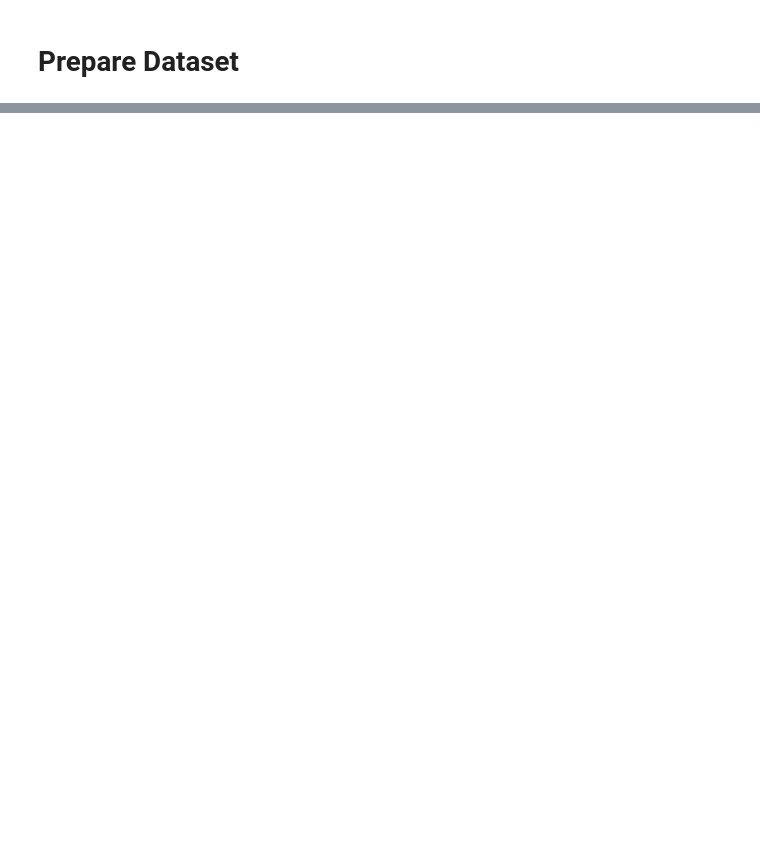
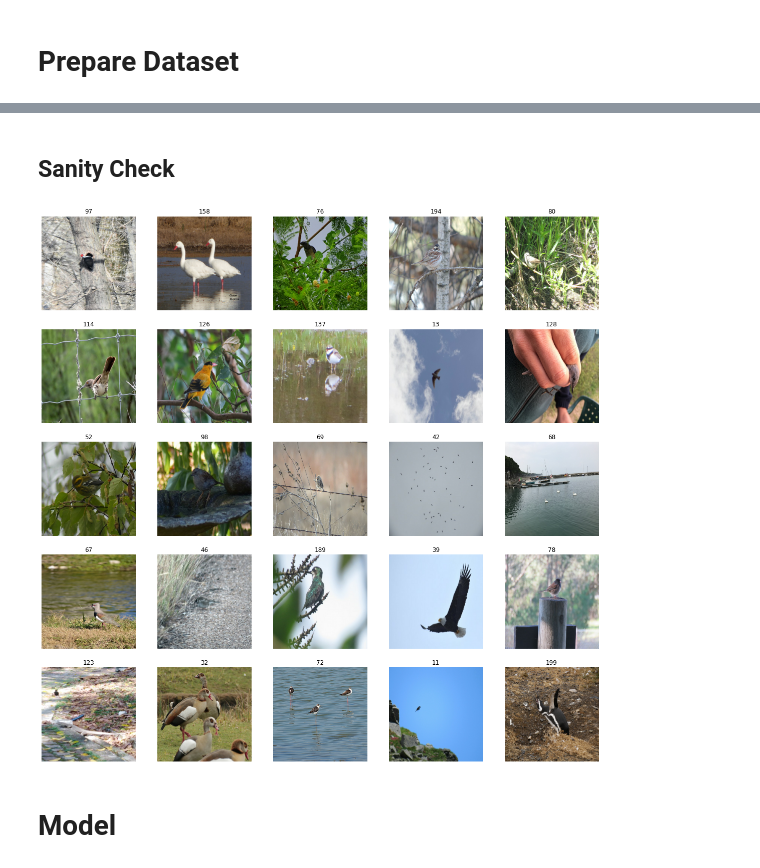
Before and after one commit to cosmo3769/SSL-study, a Jupyter notebook: classifier_iNaturalist_aves.ipynb, the cells around one changed output, grey strips where cells are left out. Drawn from its saved outputs; the diff is of its cells as text; code cells hidden in the pictures; blank space fills up the shorter version.

```diff
--- a/classifier_iNaturalist_aves.ipynb
+++ b/classifier_iNaturalist_aves.ipynb
@@ -155,4 +166,0 @@ train_slice = tf.data.Dataset.from_tensor_slices((file_name, label))
-# %%
-for feature_batch, label_batch in train_slice.take(1):
-  print("'category': {}".format(label_batch))
-  print("'feature': {}".format(feature_batch))
@@ -286,4 +166,0 @@ val_slices = tf.data.Dataset.from_tensor_slices((val_file_name, val_label))
-# %%
-for feature_batch, label_batch in val_slices.take(1):
-  print("'category': {}".format(label_batch))
-  print("'feature': {}".format(feature_batch))
@@ -432,0 +167,3 @@ inputs
+# %%
+configs.num_labels = len(train_df.label.unique())
+print('Number of labels: ', configs.num_labels)
@@ -432,0 +241,4 @@ inputs
+# %%
+dataset = GetDataloader(configs)
+trainloader = dataset.dataloader(train_df, data_type='train')
+validloader = dataset.dataloader(valid_df, data_type='valid')
@@ -432,0 +258,27 @@ inputs
+# %% [markdown]
+## Sanity Check
+# %%
+class ShowBatch():
+    def __init__(self, args):
+        self.args = args
+
+    def get_label(self, one_hot_label):
+        label = np.argmax(one_hot_label, axis=0)
+        return label
+
+    def show_batch(self, image_batch, label_batch=None):
+        plt.figure(figsize=(20,20))
+        for n in range(25):
+            ax = plt.subplot(5,5,n+1)
+            plt.imshow(image_batch[n])
+            if label_batch is not None:
+                plt.title(self.get_label(label_batch[n].numpy()))
+            plt.axis('off')
+
+show_batch = ShowBatch(configs)
+sample_imgs, sample_labels = next(iter(validloader))
+show_batch.show_batch(sample_imgs, sample_labels)
+# %% [output]
+[figure, added]
+# %% [markdown]
+# Model
```
Also changed, not shown: parts of 52 cells of this notebook.
